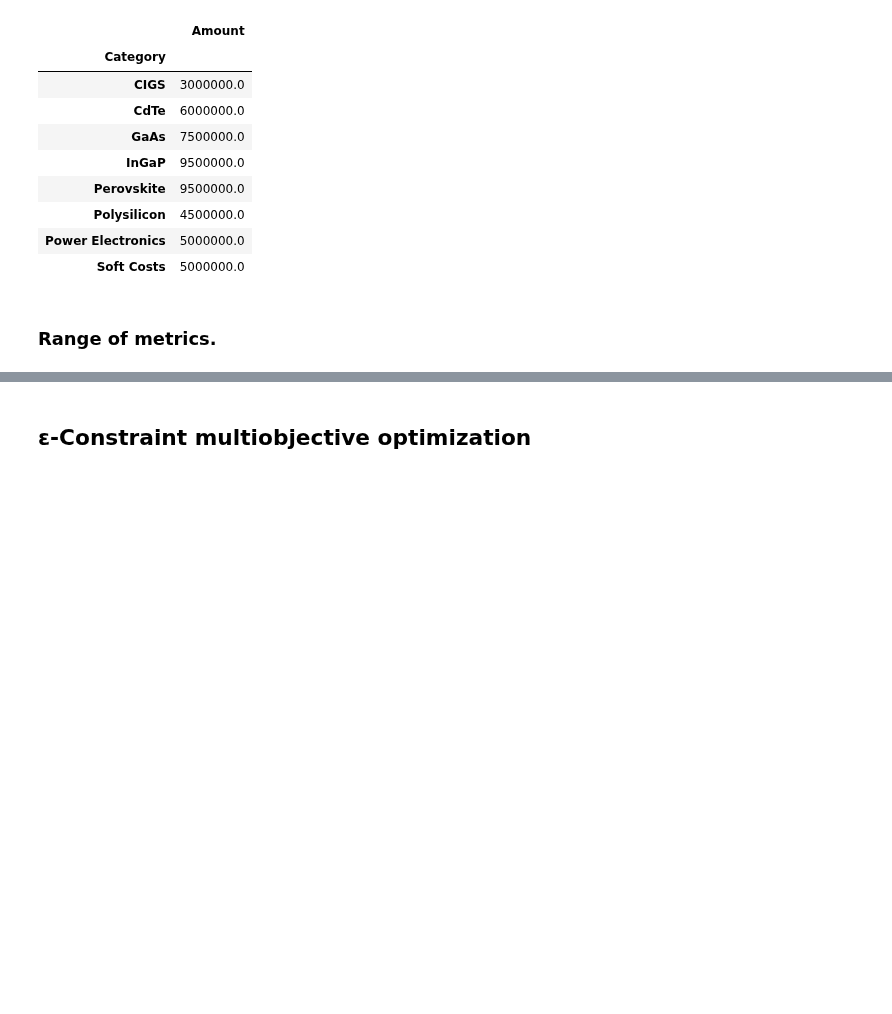
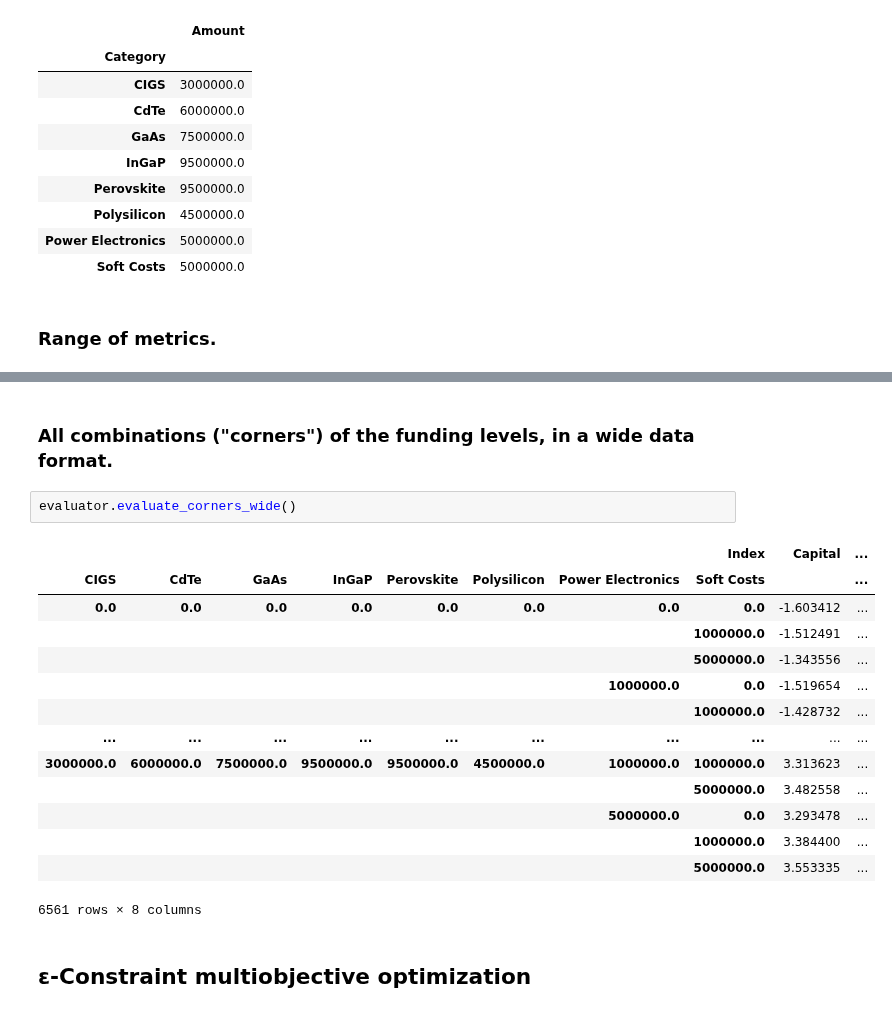
Before and after one commit to NREL/tyche, a Jupyter notebook: ioc-1/ioc-1-optimization.ipynb, the cells around one changed output, grey strips where cells are left out. Cells and saved outputs as stored; diff of their text form; blank space fills up the shorter version.

```diff
--- a/ioc-1/ioc-1-optimization.ipynb
+++ b/ioc-1/ioc-1-optimization.ipynb
@@ -132,3 +155,22 @@ evaluator.min_metric.rename(columns = {"Value" : "Minimum"}).join(
+# %% [markdown]
+### All combinations ("corners") of the funding levels, in a wide data format.
+# %%
+evaluator.evaluate_corners_wide()
+# %% [output]
+|  |  |  |  |  |  |  | Index | Capital | ... |
+| CIGS | CdTe | GaAs | InGaP | Perovskite | Polysilicon | Power Electronics | Soft Costs |  | ... |
+| 0.0 | 0.0 | 0.0 | 0.0 | 0.0 | 0.0 | 0.0 | 0.0 | -1.603412 | ... |
+|  |  |  |  |  |  |  | 1000000.0 | -1.512491 | ... |
+|  |  |  |  |  |  |  | 5000000.0 | -1.343556 | ... |
+|  |  |  |  |  |  | 1000000.0 | 0.0 | -1.519654 | ... |
+|  |  |  |  |  |  |  | 1000000.0 | -1.428732 | ... |
+| ... | ... | ... | ... | ... | ... | ... | ... | ... | ... |
+| 3000000.0 | 6000000.0 | 7500000.0 | 9500000.0 | 9500000.0 | 4500000.0 | 1000000.0 | 1000000.0 | 3.313623 | ... |
+|  |  |  |  |  |  |  | 5000000.0 | 3.482558 | ... |
+|  |  |  |  |  |  | 5000000.0 | 0.0 | 3.293478 | ... |
+|  |  |  |  |  |  |  | 1000000.0 | 3.384400 | ... |
+|  |  |  |  |  |  |  | 5000000.0 | 3.553335 | ... |
+6561 rows × 8 columns
 # %% [markdown]
 ## ε-Constraint multiobjective optimization
 # %% [markdown]
```
Also changed, not shown: parts of 12 cells of this notebook, 1 other file.
